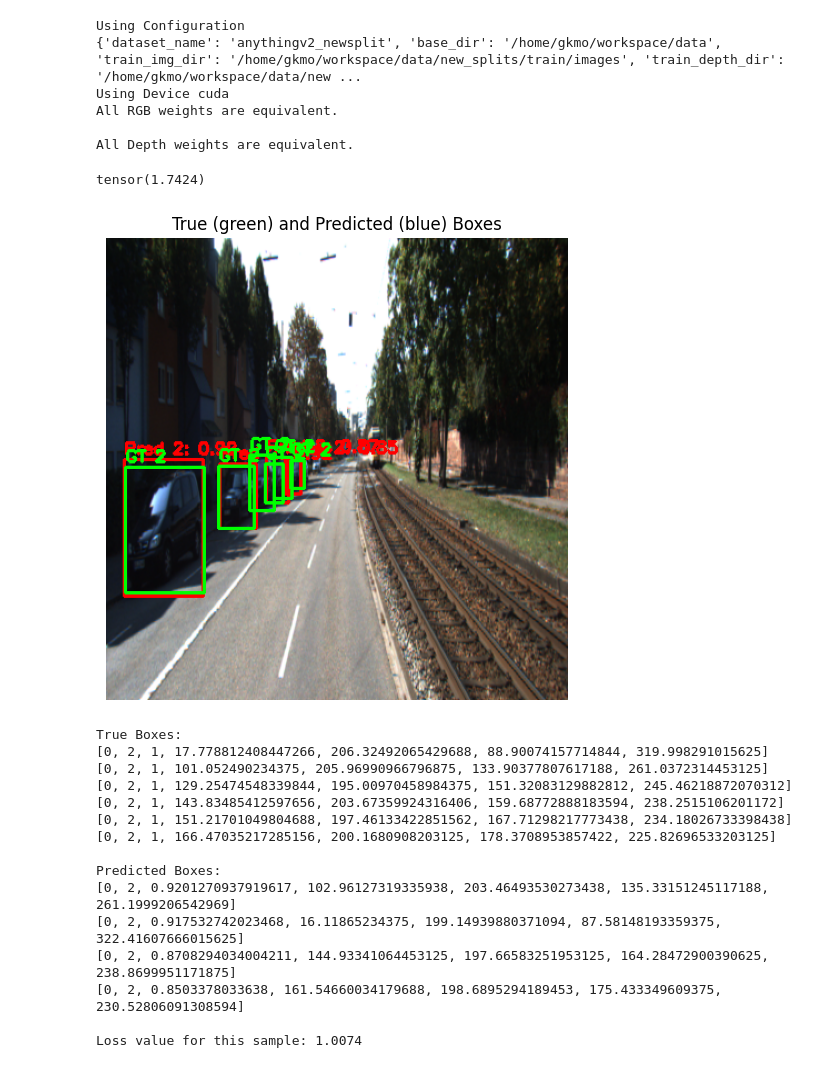
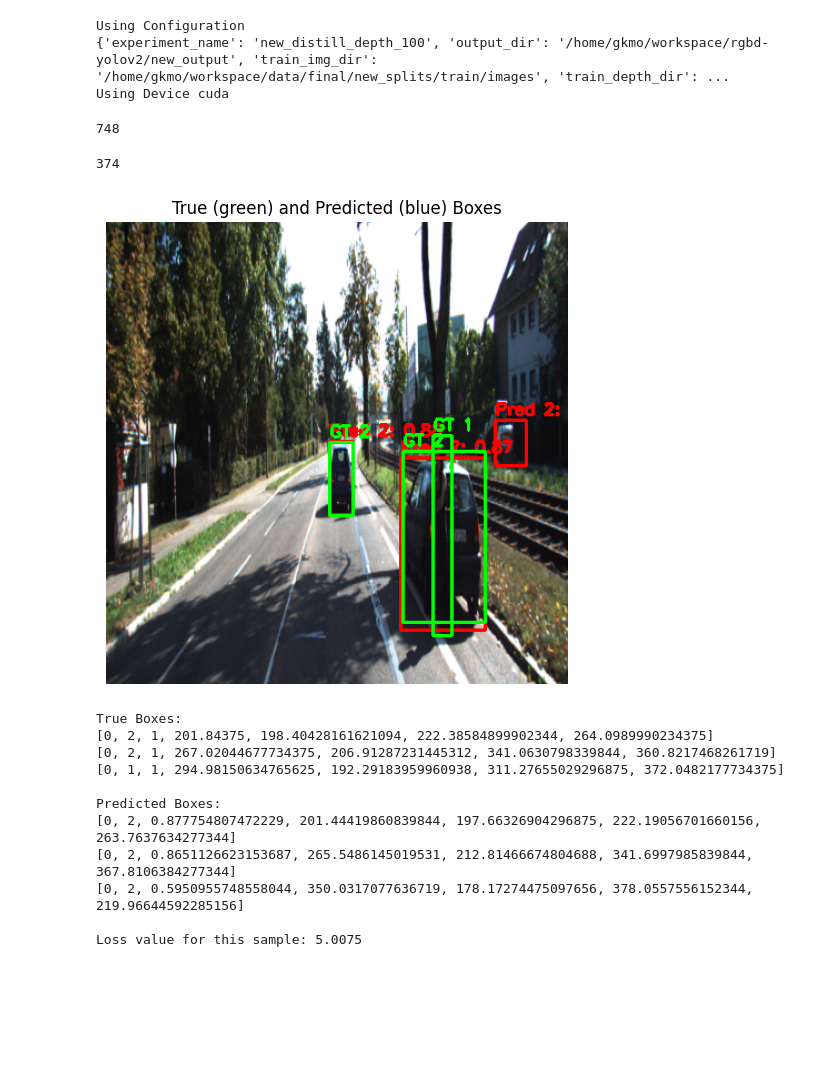
Before and after one commit to gkmocastro/rgbd-yolov2, a Jupyter notebook: test_nb.ipynb, the cells around one changed output. Drawn from its saved outputs; the diff is of its cells as text; code cells hidden in the pictures; blank space fills up the shorter version.

```diff
--- a/test_nb.ipynb
+++ b/test_nb.ipynb
@@ -44,0 +76,7 @@ with open(file_path, "w") as file:
+# %%
+model = model_builder(num_classes=NUM_CLASSES, model_type=MODEL_TYPE, fuse_layer=FUSE_LAYER)
+model.load("output/distill_any2_rgbd_100_epochs/distill_any_rgbd_100_epochs_best.pth")
+model.to(DEVICE)
+
+# train_transforms = RGBDCustomTransform(resize_size=(416, 416), flip_prob=0.5)
+# test_transforms = RGBDCustomTransform(resize_size=(416, 416), flip_prob=0)
@@ -47,9 +113,7 @@ print(f"Using Configuration \n{config}")
 print(f"Using Device {DEVICE}")
 
 
-model = model_builder(num_classes=NUM_CLASSES, model_type=MODEL_TYPE, fuse_layer=FUSE_LAYER)
-model.load("models/anythingv2_best.pth")
-model.to(DEVICE)
+
 
 loss_fn = ln.network.loss.RegionLoss(
     num_classes= model.num_classes,
@@ -61,12 +125,13 @@ loss_fn = ln.network.loss.RegionLoss(
 train_transforms = RGBDCustomTransform(resize_size=(416, 416), flip_prob=0.5)
 
 train_dataset = YoloDarknetDataset(
-    images_dir=TEST_IMG_DIR,
-    depth_dir=TEST_DEPTH_DIR,
-    labels_dir=TEST_LABEL_DIR,
+    images_dir=TRAIN_IMG_DIR,
+    depth_dir=TRAIN_DEPTH_DIR,
+    labels_dir=TRAIN_LABEL_DIR,
     classes=["Cyclist", "Pedestrian", "Car"],
     transform=train_transforms,
-    model_type=MODEL_TYPE
+    model_type=MODEL_TYPE,
+    normalization=NORMALIZATION
 )
 
 train_dataloader = DataLoader(
@@ -80,13 +145,16 @@ train_dataloader = DataLoader(
 
 test_transforms = RGBDCustomTransform(resize_size=(416, 416), flip_prob=0)
 
+#test_transforms = DepthCustomTransform(resize_size=(416, 416), flip_prob=0)
+
 test_dataset = YoloDarknetDataset(
     images_dir=TEST_IMG_DIR,
     depth_dir=TEST_DEPTH_DIR,
     labels_dir=TEST_LABEL_DIR,
     classes=["Cyclist", "Pedestrian", "Car"],
     transform=test_transforms,
-    model_type=MODEL_TYPE
+    model_type=MODEL_TYPE,
+    normalization=NORMALIZATION
 )
 
 test_dataloader = DataLoader(
@@ -98,8 +166,5 @@ test_dataloader = DataLoader(
 )
 # %% [output]
 Using Configuration
-{'dataset_name': 'anythingv2_newsplit', 'base_dir': '/home/gkmo/workspace/data', 'train_img_dir': '/home/gkmo/workspace/data/new_splits/train/images', 'train_depth_dir': '/home/gkmo/workspace/data/new ...
+{'experiment_name': 'new_distill_depth_100', 'output_dir': '/home/gkmo/workspace/rgbd-yolov2/new_output', 'train_img_dir': '/home/gkmo/workspace/data/final/new_splits/train/images', 'train_depth_dir': ...
 Using Device cuda
-All RGB weights are equivalent.
-
-All Depth weights are equivalent.
@@ -124,26 +171,26 @@ target = y["boxes"][sample_index:sample_index+1]
-# %%
-loss_fn(output.cpu(), target.cpu())
-# %% [output]
-tensor(1.7424)
+# %%
+len(test_dataset)
+# %% [output]
+748
+# %%
+len(train_dataloader)
+# %% [output]
+374
 # %%
-debug_training_sample_extra(model=model, dataloader=train_dataloader, loss_fn=loss_fn, device=DEVICE, sample_index=10, batch_index=0)
+debug_training_sample_extra(model=model, dataloader=train_dataloader, loss_fn=loss_fn, device=DEVICE, sample_index=2, batch_index=10)
 # %% [output]
-[figure, old version]
+[figure, new version]
 True Boxes:
-[0, 2, 1, 17.778812408447266, 206.32492065429688, 88.90074157714844, 319.998291015625]
-[0, 2, 1, 101.052490234375, 205.96990966796875, 133.90377807617188, 261.0372314453125]
-[0, 2, 1, 129.25474548339844, 195.00970458984375, 151.32083129882812, 245.46218872070312]
-[0, 2, 1, 143.83485412597656, 203.67359924316406, 159.68772888183594, 238.2515106201172]
-[0, 2, 1, 151.21701049804688, 197.46133422851562, 167.71298217773438, 234.18026733398438]
-[0, 2, 1, 166.47035217285156, 200.1680908203125, 178.3708953857422, 225.82696533203125]
+[0, 2, 1, 201.84375, 198.40428161621094, 222.38584899902344, 264.0989990234375]
+[0, 2, 1, 267.02044677734375, 206.91287231445312, 341.0630798339844, 360.8217468261719]
+[0, 1, 1, 294.98150634765625, 192.29183959960938, 311.27655029296875, 372.0482177734375]
 
 Predicted Boxes:
-[0, 2, 0.9201270937919617, 102.96127319335938, 203.46493530273438, 135.33151245117188, 261.1999206542969]
-[0, 2, 0.917532742023468, 16.11865234375, 199.14939880371094, 87.58148193359375, 322.41607666015625]
-[0, 2, 0.8708294034004211, 144.93341064453125, 197.66583251953125, 164.28472900390625, 238.8699951171875]
-[0, 2, 0.8503378033638, 161.54660034179688, 198.6895294189453, 175.433349609375, 230.52806091308594]
+[0, 2, 0.877754807472229, 201.44419860839844, 197.66326904296875, 222.19056701660156, 263.7637634277344]
+[0, 2, 0.8651126623153687, 265.5486145019531, 212.81466674804688, 341.6997985839844, 367.8106384277344]
+[0, 2, 0.5950955748558044, 350.0317077636719, 178.17274475097656, 378.0557556152344, 219.96644592285156]
 
-Loss value for this sample: 1.0074
+Loss value for this sample: 5.0075
 # %%
 do_test = True
 if do_test:
```
Also changed, not shown: parts of 15 cells of this notebook, 19 other files.
